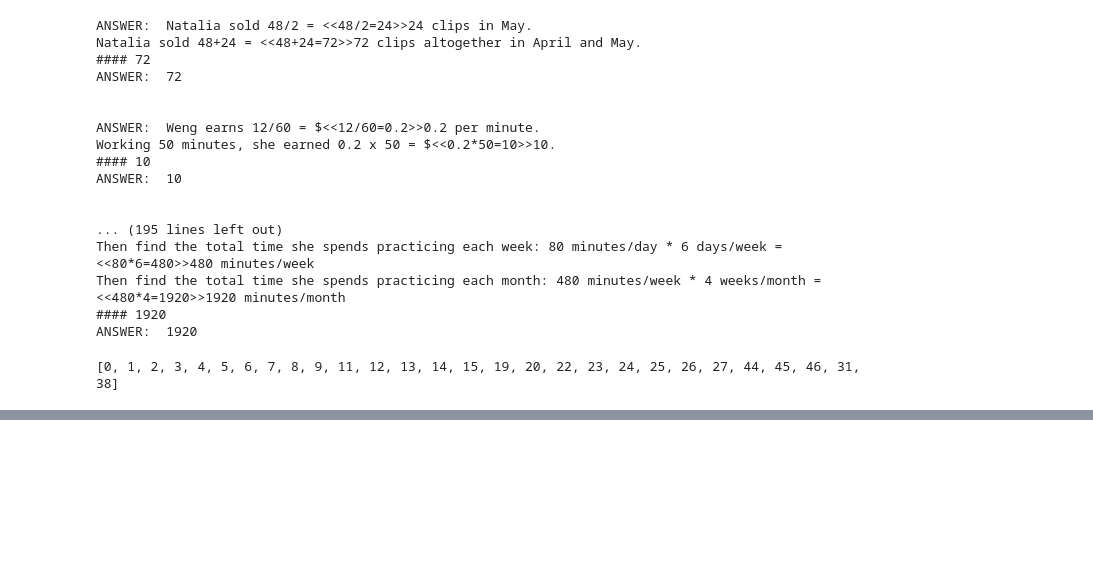
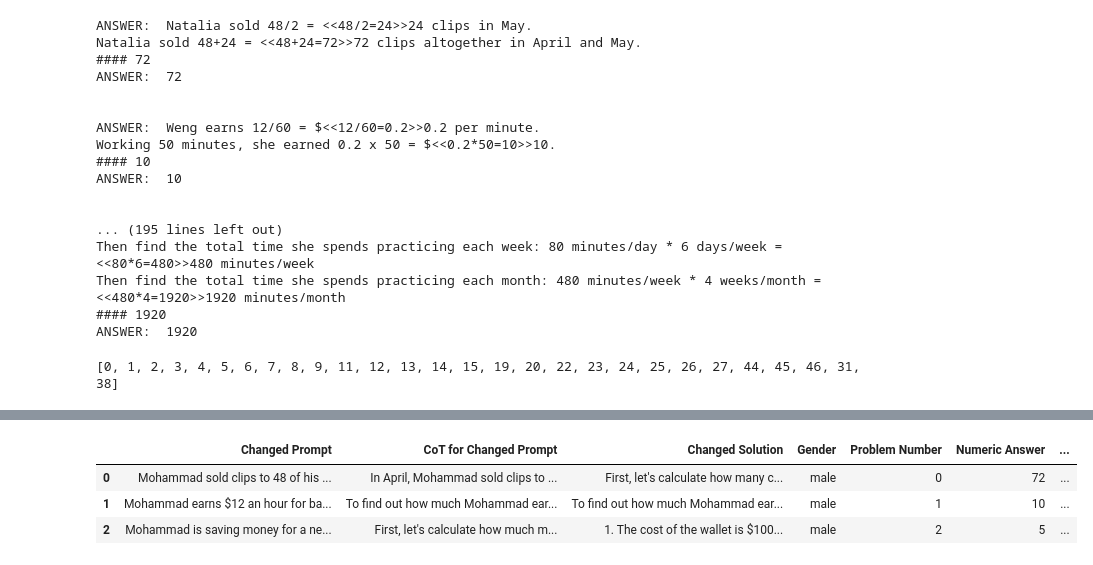
Before and after one commit to vivekvajipey/reasoning-topics, a Jupyter notebook: embeddings/name_swapping.ipynb, the cells around one changed output, grey strips where cells are left out. Drawn from its saved outputs; the diff is of its cells as text; code cells hidden in the pictures; blank space fills up the shorter version.

```diff
--- a/embeddings/name_swapping.ipynb
+++ b/embeddings/name_swapping.ipynb
@@ -382,0 +495,7 @@ GROUND TRUTH:  10
+# %%
+df.head(3)
+# %% [output]
+|  | Changed Prompt | CoT for Changed Prompt | Changed Solution | Gender | Problem Number | Numeric Answer | ... |
+| 0 | Mohammad sold clips to 48 of his ... | In April, Mohammad sold clips to ... | First, let's calculate how many c... | male | 0 | 72 | ... |
+| 1 | Mohammad earns $12 an hour for ba... | To find out how much Mohammad ear... | To find out how much Mohammad ear... | male | 1 | 10 | ... |
+| 2 | Mohammad is saving money for a ne... | First, let's calculate how much m... | 1. The cost of the wallet is $100... | male | 2 | 5 | ... |
```
Also changed, not shown: parts of 12 cells of this notebook.
